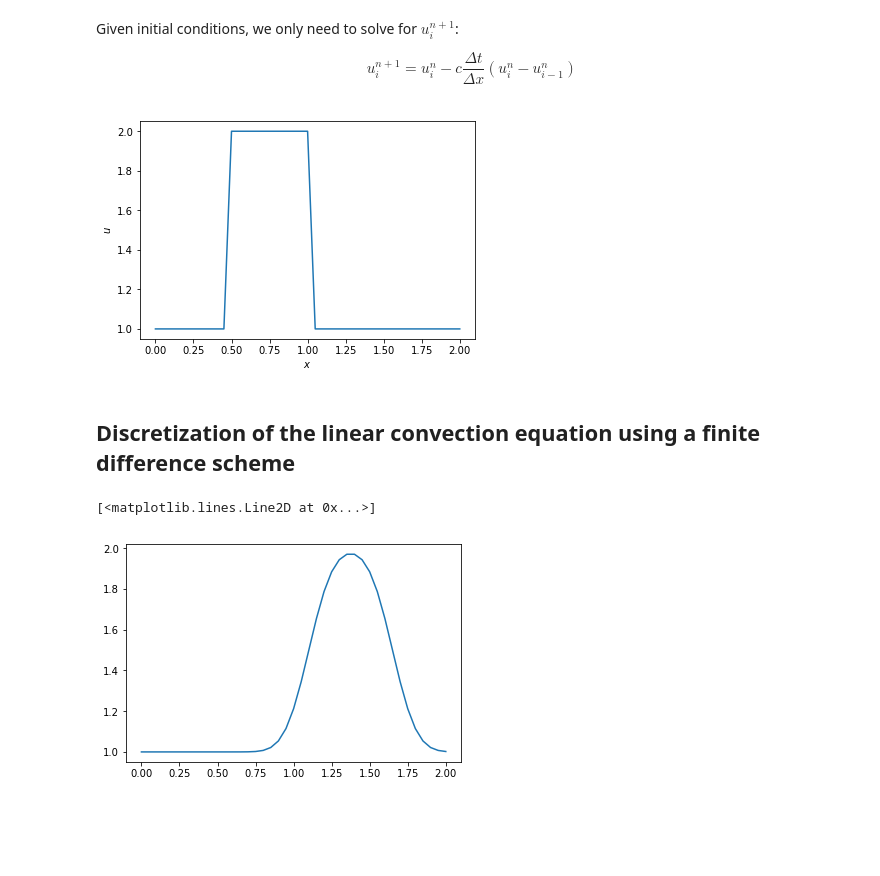
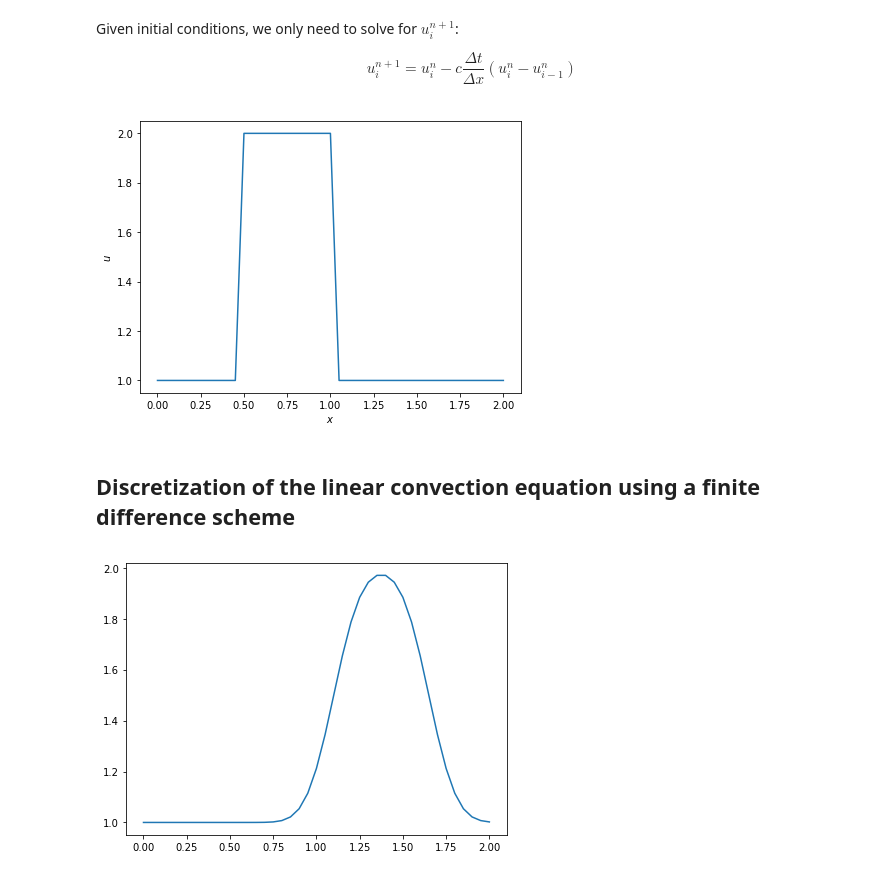
Before and after one commit to alejandrox1/numerical_computing, a Jupyter notebook: navier-stokes/00-linear_convection.ipynb, the cells around one changed output. Cells and saved outputs as stored; diff of their text form; code cells hidden in the pictures; blank space fills up the shorter version.

```diff
--- a/navier-stokes/00-linear_convection.ipynb
+++ b/navier-stokes/00-linear_convection.ipynb
@@ -49,14 +52,17 @@ c = 1.0
 # %%
 # Initial conditions - u = 2, 0.5 < x < 1; u = 1 elsewhere.
 u = np.ones(nx)
 u[int(0.5 / dx): int(1/dx+1)] = 2
 
-plt.ylabel(r"$u$")
-plt.xlabel(r"$x$")
-plt.plot(np.linspace(0, 2, nx), u)
+fig = plt.figure(figsize=(15,5))
+ax = fig.add_subplot(121)
+
+ax.set_ylabel(r"$u$")
+ax.set_xlabel(r"$x$")
+ax.plot(np.linspace(0, 2, nx), u)
 plt.show()
 # %% [output]
-[figure, old version]
+[figure, new version]
 # %% [markdown]
 ## Discretization of the linear convection equation using a finite difference scheme
 # %%
@@ -71,7 +77,10 @@ for n in range(nt):
     for i in range(1,nx):
         u[i] = un[i] - c *(dt/dx)*(un[i] - un[i-1])
 # %%
-plt.plot(np.linspace(0, 2, nx), u)
+fig = plt.figure(figsize=(15, 5))
+ax = fig.add_subplot(121)
+
+ax.plot(np.linspace(0, 2, nx), u)
+plt.show()
 # %% [output]
-[<matplotlib.lines.Line2D at 0x...>]
-[figure, old version]
+[figure, new version]
```
Also changed, not shown: parts of 3 cells of this notebook.
